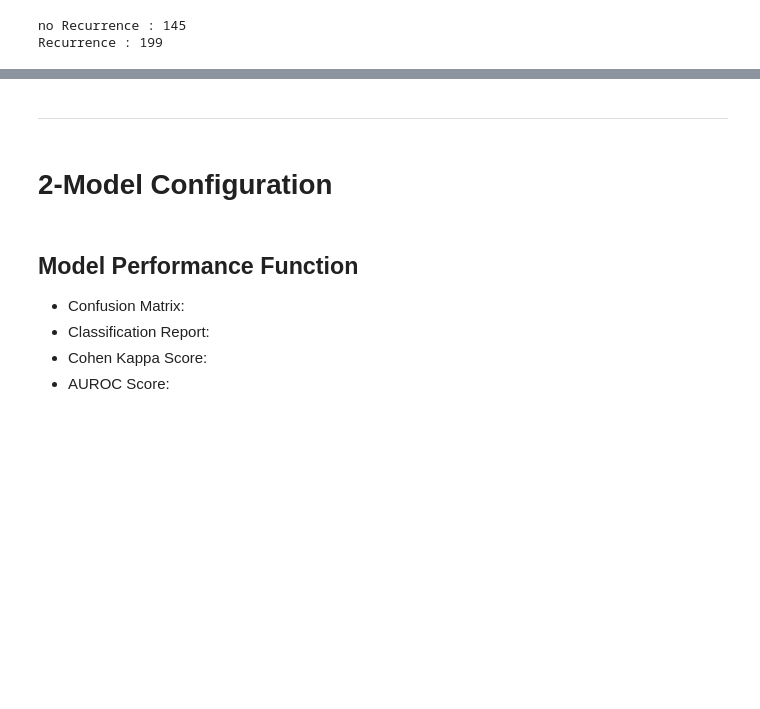
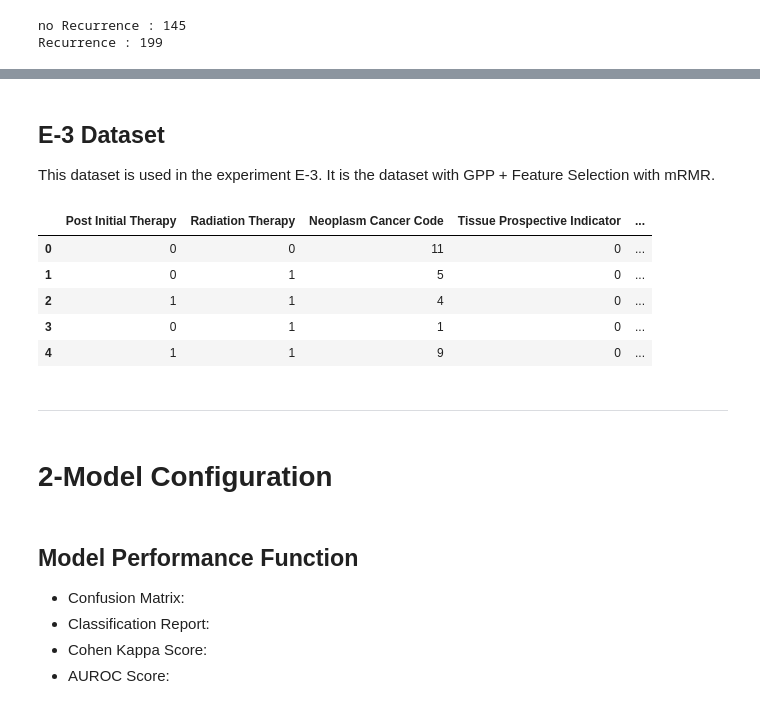
Before and after one commit to DiegoPaezA/Cancer-Classification, a Jupyter notebook: Projeto_DS_2023.ipynb, the cells around one changed output, grey strips where cells are left out. Saved outputs shown, nothing was run; the diff lists cells and outputs as text; code cells hidden in the pictures; blank space fills up the shorter version.

```diff
--- a/Projeto_DS_2023.ipynb
+++ b/Projeto_DS_2023.ipynb
@@ -365,3 +252,16 @@ df_GPP.head()
+# %% [markdown]
+## E-3 Dataset
+This dataset is used in the experiment E-3. It is the dataset with GPP + Feature Selection with mRMR.
+# %%
+E3_data = pp.mrmr_preprocess(E2_data, "Class")
+E3_data.head()
+# %% [output]
+|  | Post Initial Therapy | Radiation Therapy | Neoplasm Cancer Code | Tissue Prospective Indicator | ... |
+| 0 | 0 | 0 | 11 | 0 | ... |
+| 1 | 0 | 1 | 5 | 0 | ... |
+| 2 | 1 | 1 | 4 | 0 | ... |
+| 3 | 0 | 1 | 1 | 0 | ... |
+| 4 | 1 | 1 | 9 | 0 | ... |
 # %% [markdown]
 
 
```
Also changed, not shown: parts of 29 cells of this notebook.
